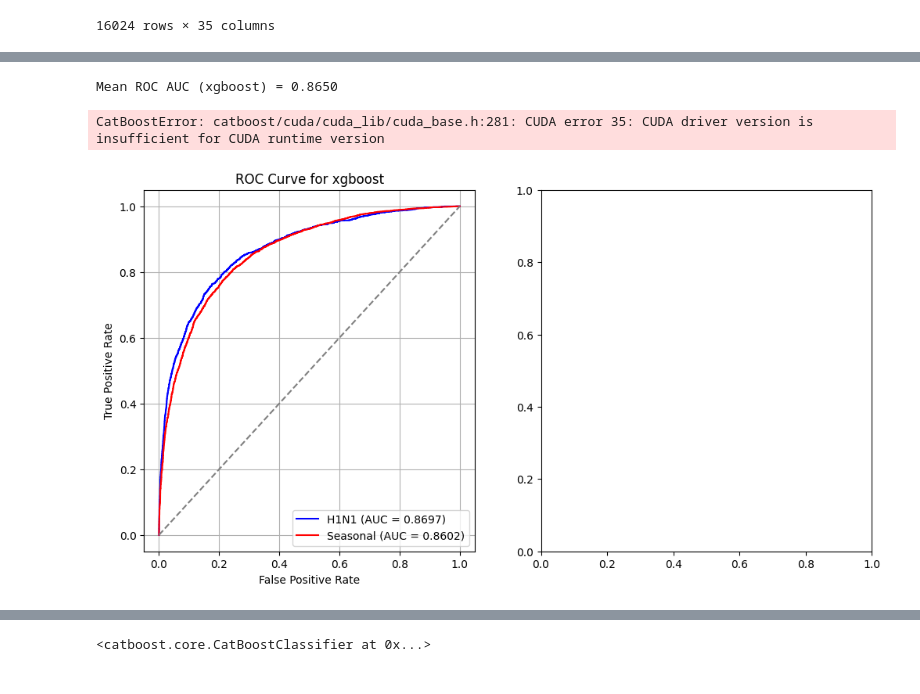
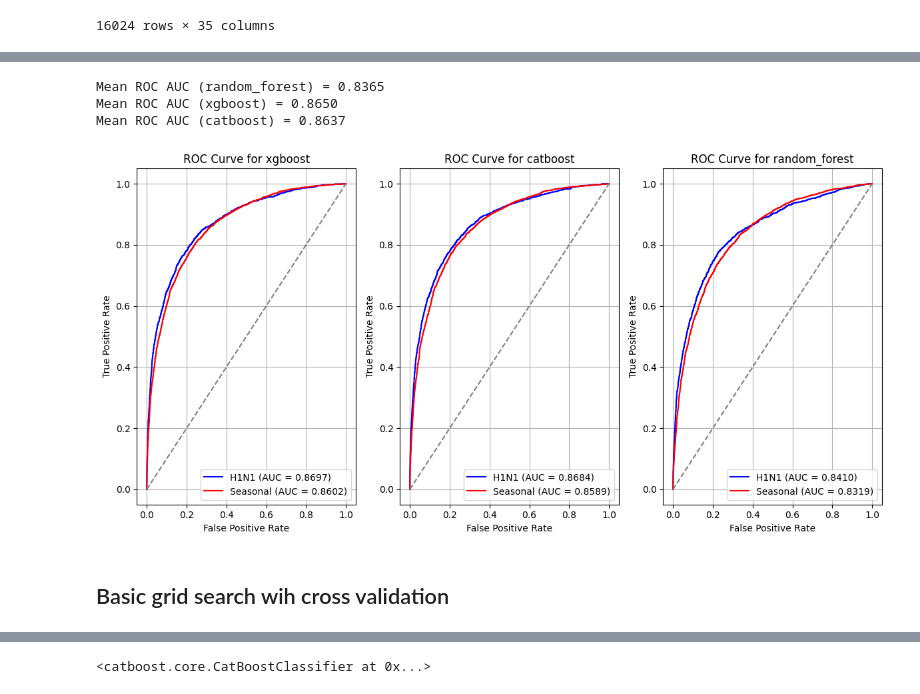
Before and after one commit to Alexander-Ploskin/FluShot, a Jupyter notebook: catboost.ipynb, the cells around one changed output, grey strips where cells are left out. Drawn from its saved outputs; the diff is of its cells as text; code cells hidden in the pictures.

Commit message:
gridsearch and rf model added

```diff
--- a/catboost.ipynb
+++ b/catboost.ipynb
@@ -3,9 +24,9 @@ import pandas as pd
 import numpy as np
 import matplotlib.pyplot as plt
 # %%
-train_features = pd.read_csv('data/training_set_features.csv', index_col='respondent_id')
-train_labels = pd.read_csv('data/training_set_labels.csv', index_col='respondent_id')
-test_features = pd.read_csv('data/test_set_features.csv', index_col='respondent_id')
+train_features = pd.read_csv('training_set_features.csv', index_col='respondent_id')
+train_labels = pd.read_csv('training_set_labels.csv', index_col='respondent_id')
+test_features = pd.read_csv('test_set_features.csv', index_col='respondent_id')
 # %%
 from sklearn.pipeline import Pipeline
 from sklearn.preprocessing import MinMaxScaler, OneHotEncoder
@@ -248,30 +336,48 @@ def process_result(result_h1n1: TrainResult, result_seasonal: TrainResult, model
 # %%
-def process_model(model_type: Literal['xgboost', 'catboost'], axe: Any, params: Dict = None) -> Any:
+from typing import Literal, Any, Dict
+
+def process_model(model_type: Literal['xgboost', 'catboost', 'random_forest', 'linear_regression'], axe: Any, params: Dict = None) -> Any:
+    # Train model for H1N1 vaccine
     result_h1n1 = train_model(
         target='h1n1_vaccine',
-        model_type=model_type
+        model_type=model_type,
+        params=params
     )
+
+    # Train model for Seasonal vaccine
     result_seasonal = train_model(
         target='seasonal_vaccine',
-        model_type=model_type
+        model_type=model_type,
+        params=params
     )
-    roc_auc = process_result(result_h1n1, result_seasonal, model_type, axe)
 
-    print(f'Mean ROC AUC ({model_type}) = {roc_auc:.4f}')
+    # Process results and calculate ROC AUC for classifiers
+    if model_type in ['xgboost', 'catboost', 'random_forest']:
+        roc_auc = process_result(result_h1n1, result_seasonal, model_type, axe)
+        print(f'Mean ROC AUC ({model_type}) = {roc_auc:.4f}')
+    else:
+        # For Linear Regression, you might want to calculate a different metric
+        print(f'Linear Regression trained for both targets. Predictions are continuous values.')
+        roc_auc = None  # ROC AUC is not applicable for regression
 
     return {
         'h1n1_vaccine': result_h1n1.model,
         'seasonal_vaccine': result_seasonal.model
     }
 # %%
-fig, axes = plt.subplots(1, 2, figsize=(12, 6))
+fig, axes = plt.subplots(1, 3, figsize=(12, 6))
 
+models_rf = process_model('random_forest', axes[2])
 models_xgboost = process_model('xgboost', axes[0])
 models_catboost = process_model('catboost', axes[1])
 
+
 plt.tight_layout()
 plt.show()
 # %% [output]
+Mean ROC AUC (random_forest) = 0.8365
 Mean ROC AUC (xgboost) = 0.8650
+Mean ROC AUC (catboost) = 0.8637
-CatBoostError: catboost/cuda/cuda_lib/cuda_base.h:281: CUDA error 35: CUDA driver version is insufficient for CUDA runtime version
-[figure, old version]
+[figure, new version]
+# %% [markdown]
+## Basic grid search wih cross validation
```
Also changed, not shown: parts of 10 cells of this notebook, 9 other files.
